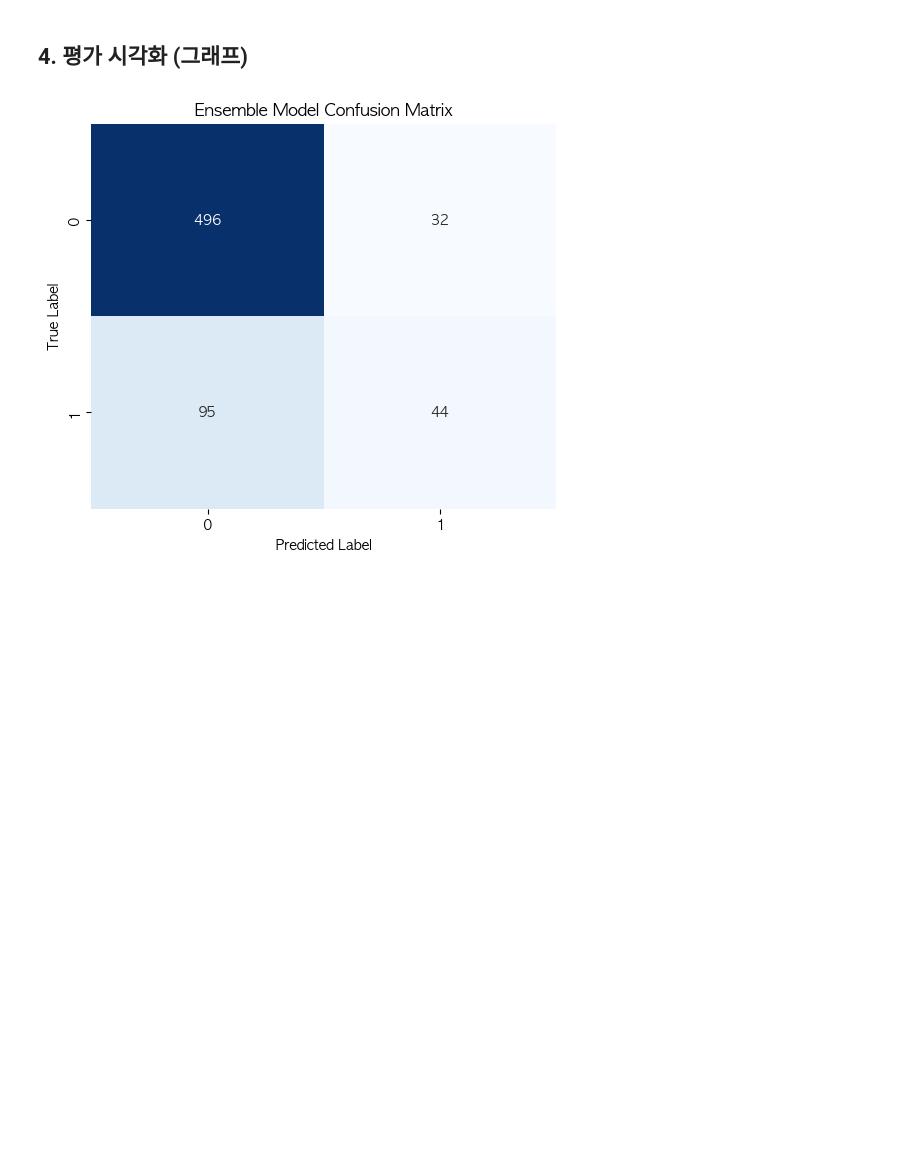
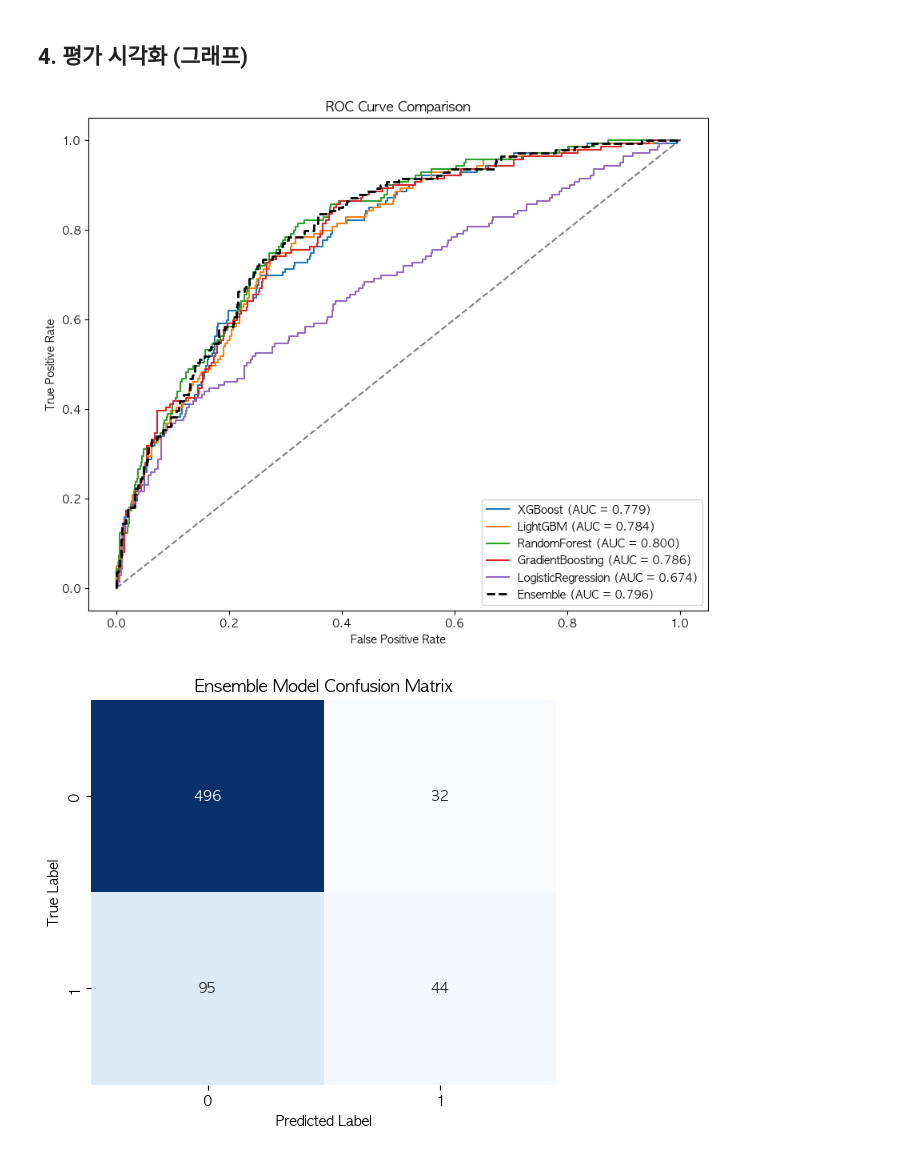
Before and after one commit to SKNETWORKS-FAMILY-AICAMP/SKN30-2nd-1Team, a Jupyter notebook: notebooks/02_modeling/best_ensemble_tuning_pipeline.ipynb, the cells around one changed output. Saved outputs shown, nothing was run; the diff lists cells and outputs as text; code cells hidden in the pictures; blank space fills up the shorter version.

```diff
--- a/notebooks/02_modeling/best_ensemble_tuning_pipeline.ipynb
+++ b/notebooks/02_modeling/best_ensemble_tuning_pipeline.ipynb
@@ -382,33 +284,26 @@ print("\nClassification Report:\n", classification_report(test_y, ens_preds, zer
 # %% [markdown]
 ## 4. 평가 시각화 (그래프)
 # %%
-# 1) ROC Curve comparison on the test set.
+# 1) ROC Curve 비교
 plt.figure(figsize=(10, 8))
-model_test_auc = {}
 
 for name, model in best_estimators.items():
     probs = model.predict_proba(test_X)[:, 1]
-    auc_value = roc_auc_score(test_y, probs)
-    model_test_auc[name] = auc_value
     fpr, tpr, _ = roc_curve(test_y, probs)
-    plt.plot(fpr, tpr, label=f"{name} (AUC = {auc_value:.3f})")
+    plt.plot(fpr, tpr, label=f"{name} (AUC = {model_scores[name]:.3f})")
 
+# 앙상블 ROC Curve
 ens_fpr, ens_tpr, _ = roc_curve(test_y, ens_probs)
-plt.plot(
-    ens_fpr,
-    ens_tpr,
-    label=f"Ensemble (AUC = {ens_auc:.3f})",
-    color='black',
-    linewidth=2,
-    linestyle='--',
-)
+plt.plot(ens_fpr, ens_tpr, label=f"Ensemble (AUC = {ens_auc:.3f})", color='black', linewidth=2, linestyle='--')
 
 plt.plot([0, 1], [0, 1], 'k--', alpha=0.5)
 plt.xlabel('False Positive Rate')
 plt.ylabel('True Positive Rate')
 plt.title('ROC Curve Comparison')
 plt.legend(loc="lower right")
 plt.show()
+# %% [output]
+[figure, added]
 # %%
 # 2) Confusion Matrix (Ensemble)
 cm = confusion_matrix(test_y, ens_preds)
```
Also changed, not shown: parts of 13 cells of this notebook.
